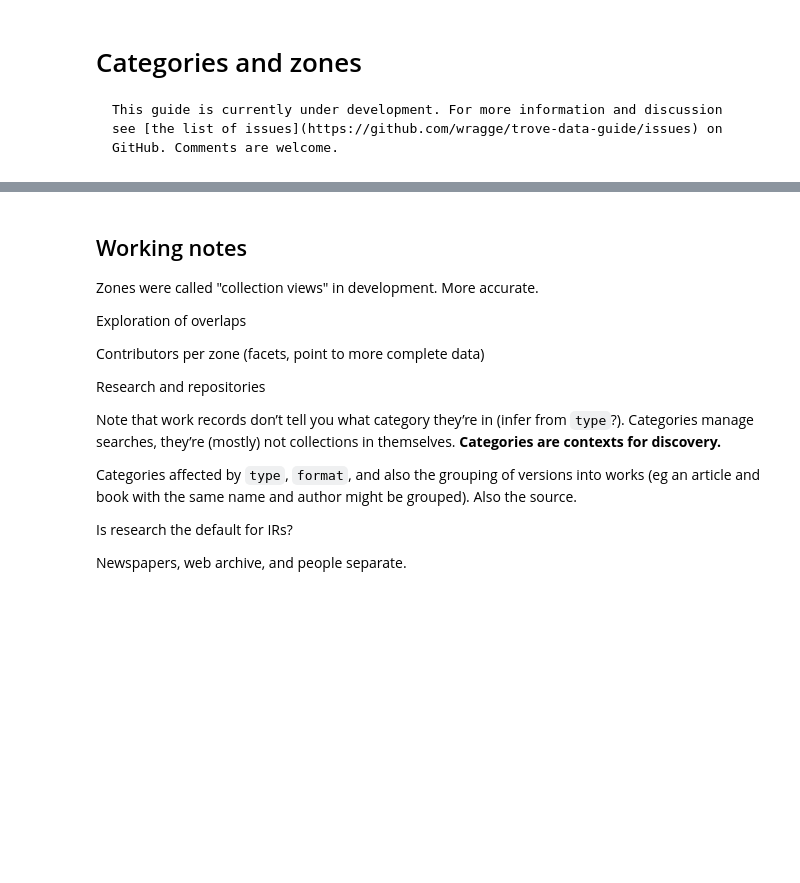
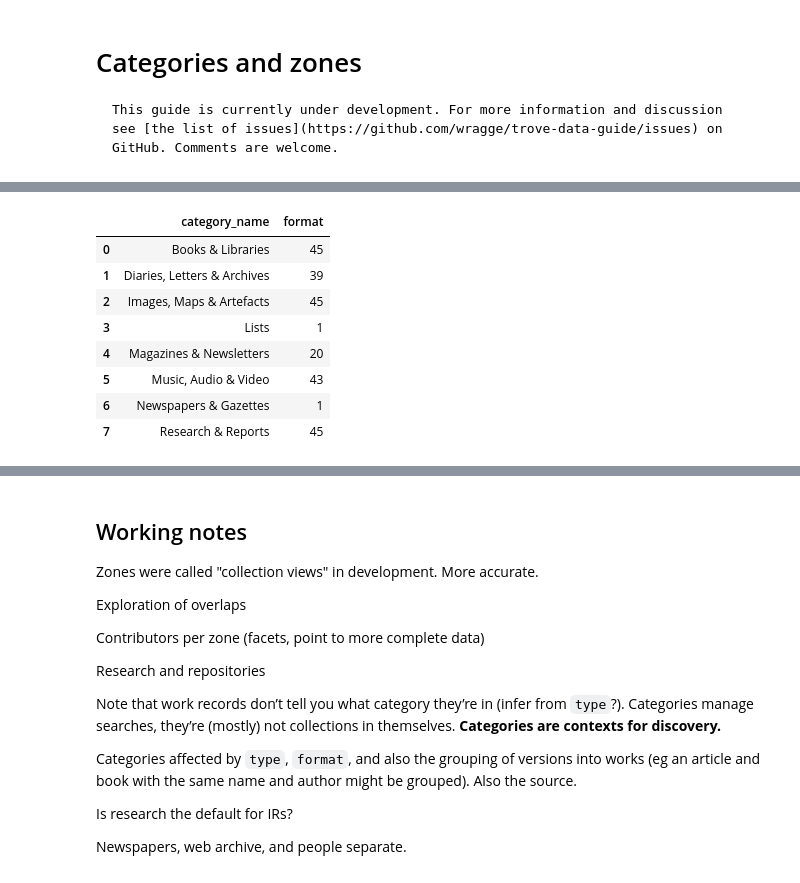
Before and after one commit to wragge/trove-data-guide, a Jupyter notebook: what-is-trove/categories-and-zones.ipynb, the cells around one changed output, grey strips where cells are left out. Drawn from its saved outputs; the diff is of its cells as text; code cells hidden in the pictures; blank space fills up the shorter version.

Commit message:
Work on categories

```diff
--- a/what-is-trove/categories-and-zones.ipynb
+++ b/what-is-trove/categories-and-zones.ipynb
@@ -93,0 +279,56 @@ Main contributors.
+# %%
+import time
+
+df_harvested_formats = pd.read_csv("https://raw.githubusercontent.com/wragge/trove-zone-totals/main/data/trove-category-formats.csv")
+formats = list(df_harvested_formats["format"].unique())
+categories = list(df_harvested_formats["category_code"].unique())
+
+headers = {"X-API-KEY": YOUR_API_KEY}
+
+# Using category=all in this case causes a 500 error
+params = {
+    "encoding": "json",
+    "n": 0,
+    "key": YOUR_API_KEY,
+}
+
+
+format_counts = []
+
+for category in categories:
+    for format in formats:
+        params["category"] = category
+        params["l-format"] = format
+        response = requests.get("https://api.trove.nla.gov.au/v3/result", params=params, headers=headers)
+        data = response.json()
+        try:
+            cat = data["category"][0]
+        # These are likely 500 errors -- seems to be an API bug when setting l-format in categories like List
+        except KeyError:
+            total = 0
+            # 500 errors are returned quickly so can go over rate limit
+            time.sleep(0.2)
+        else:
+            total = cat["records"]["total"]
+        format_counts.append(
+            {
+                "category_name": cat["name"],
+                "category_code": cat["code"],
+                "format": format,
+                "total": total,
+            }
+        )
+
+df_all_formats = pd.DataFrame(format_counts)
+
+df_all_formats.loc[df_all_formats["total"] > 0].groupby("category_name")["format"].nunique().to_frame().reset_index()
+# %% [output]
+|  | category_name | format |
+| 0 | Books & Libraries | 45 |
+| 1 | Diaries, Letters & Archives | 39 |
+| 2 | Images, Maps & Artefacts | 45 |
+| 3 | Lists | 1 |
+| 4 | Magazines & Newsletters | 20 |
+| 5 | Music, Audio & Video | 43 |
+| 6 | Newspapers & Gazettes | 1 |
+| 7 | Research & Reports | 45 |
```
Also changed, not shown: parts of 18 cells of this notebook, 7 other files.
